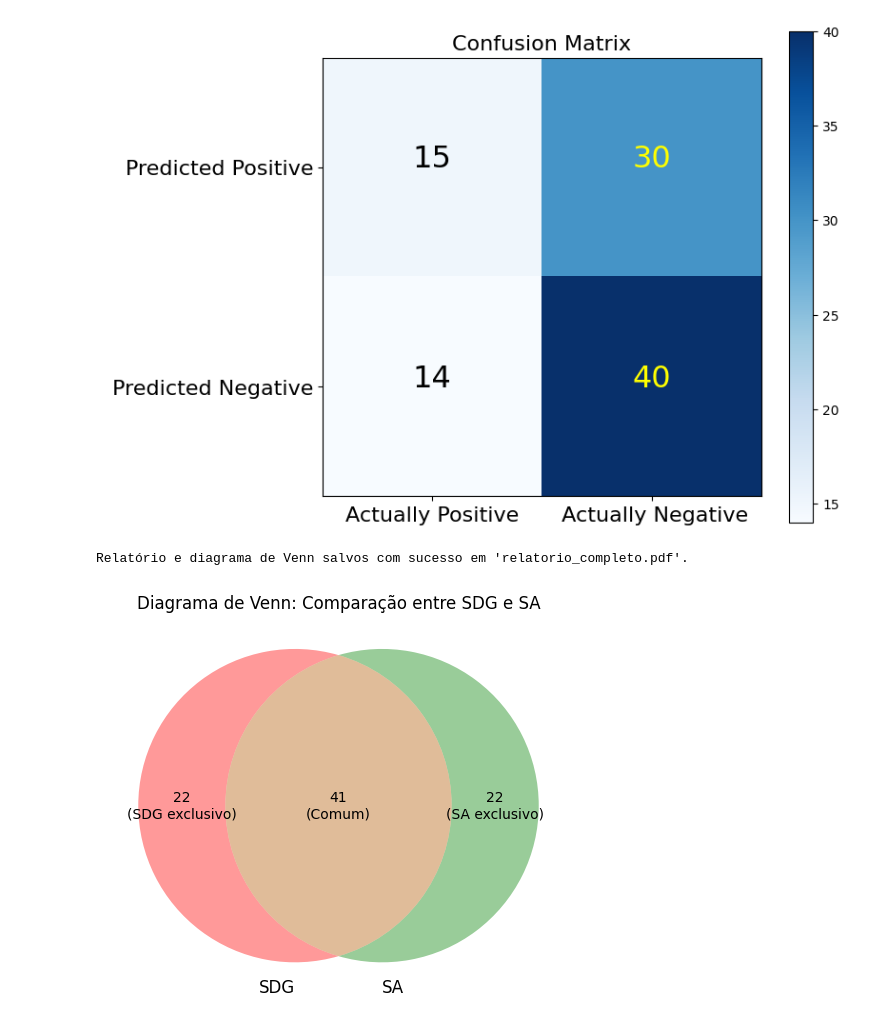
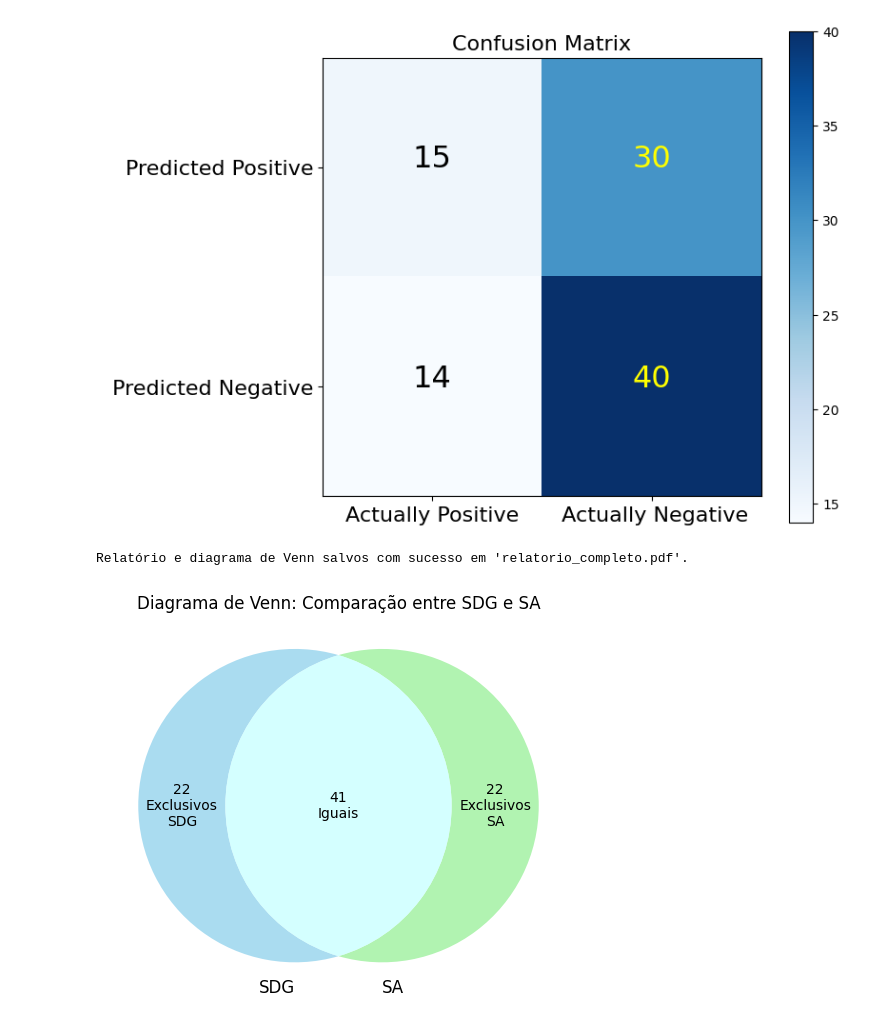
Before and after one commit to galilasmb/joana_generating_results, a Jupyter notebook: generating_results.ipynb, the cells around one changed output. Cells and saved outputs as stored; diff of their text form; code cells hidden in the pictures.

```diff
--- a/generating_results.ipynb
+++ b/generating_results.ipynb
@@ -767,6 +767,8 @@ sa_exclusivos = {"TRUE POSITIVE": 0, "FALSE POSITIVE": 0, "TRUE NEGATIVE": 0, "F
 
 sdg_counts = {"TRUE POSITIVE": 0, "FALSE POSITIVE": 0, "TRUE NEGATIVE": 0, "FALSE NEGATIVE": 0}
 sa_counts = {"TRUE POSITIVE": 0, "FALSE POSITIVE": 0, "TRUE NEGATIVE": 0, "FALSE NEGATIVE": 0}
+
+equals_counts = {"TRUE POSITIVE": 0, "FALSE POSITIVE": 0, "TRUE NEGATIVE": 0, "FALSE NEGATIVE": 0}
 
 for _, row in df1.iterrows():
     project = row["project"]
@@ -790,6 +792,9 @@ for _, row in df1.iterrows():
                 sdg_exclusivos[result_sdg] += 1
             if result_sa in sa_exclusivos:
                 sa_exclusivos[result_sa] += 1
+        else:
+            equals_counts[result_sdg] += 1
+
 
 result_df = pd.DataFrame(resultados, columns=["project", "merge commit", "class", "method", "result_sdg", "result_sa", "is_equal"])
 
@@ -824,11 +829,13 @@ sa_set = set(sa_counts.keys())
 
 venn_file = "output/venn_diagram.png"
 plt.figure(figsize=(6, 6))
-venn = venn2(subsets=(diferentes, diferentes, iguais), set_labels=("SDG", "SA"))
+#venn = venn2(subsets=(diferentes, diferentes, iguais), set_labels=("SDG", "SA"))
+venn = venn2(subsets=(diferentes, diferentes, iguais), set_labels=("SDG", "SA"),
+             set_colors=('skyblue', 'lightgreen'), alpha=0.7)
 
-venn.get_label_by_id("10").set_text(f"{diferentes}\n(SDG exclusivo)")
-venn.get_label_by_id("01").set_text(f"{diferentes}\n(SA exclusivo)")
-venn.get_label_by_id("11").set_text(f"{iguais}\n(Comum)")
+venn.get_label_by_id("10").set_text(f"{diferentes}\nExclusivos\nSDG")
+venn.get_label_by_id("01").set_text(f"{diferentes}\nExclusivos\nSA")
+venn.get_label_by_id("11").set_text(f"{iguais}\nIguais")
 
 plt.title("Diagrama de Venn: Comparação entre SDG e SA")
 plt.savefig(venn_file)
@@ -837,19 +844,17 @@ pdf = FPDF()
 pdf.add_page()
 pdf.set_font("Arial", size=12)
 
-pdf.cell(200, 10, txt="Relatório de Comparação entre SDG e SA", ln=True, align="C")
+pdf.cell(200, 10, txt=f"Comparação entre SDG e SA ({len(result_df)} units)", ln=True, align="C")
 pdf.ln(10)
-
-pdf.cell(200, 10, txt=f"Contagens de Resultados ({len(result_df)} units)", ln=True)
-pdf.ln(5)
 pdf.set_font("Arial", size=10)
 
 pdf.set_font("Arial", 'B', 10)
 pdf.cell(35, 10, "Resultado", border=1, align="C")
-pdf.cell(35, 10, "Contagem (SDG)", border=1, align="C")
-pdf.cell(35, 10, "Contagem (SA)", border=1, align="C")
-pdf.cell(35, 10, "Exclusivos no SDG", border=1, align="C")
-pdf.cell(35, 10, "Exclusivos no SA", border=1, align="C")
+pdf.cell(35, 10, "Total SDG", border=1, align="C")
+pdf.cell(35, 10, "Total SA", border=1, align="C")
+pdf.cell(35, 10, "Exclusivos SDG", border=1, align="C")
+pdf.cell(35, 10, "Exclusivos SA", border=1, align="C")
+pdf.cell(20, 10, "Iguais", border=1, align="C")
 pdf.ln()
 
 pdf.set_font("Arial", size=10)
@@ -863,33 +868,34 @@ for metric in all_metrics:
     pdf.cell(35, 10, str(sdg_counts.get(metric, 0)), border=1, align="C")
 
     pdf.cell(35, 10, str(sa_counts.get(metric, 0)), border=1, align="C")
 
     pdf.cell(35, 10, str(sdg_exclusivos.get(metric, 0)), border=1, align="C")
 
     pdf.cell(35, 10, str(sa_exclusivos.get(metric, 0)), border=1, align="C")
 
+    pdf.cell(20, 10, str(equals_counts.get(metric, 0)), border=1, align="C")
     pdf.ln()
 
 pdf.ln(5)
 pdf.set_font("Arial", 'B', 10)
 pdf.cell(40, 10, "Métrica", border=1, align="C")
-pdf.cell(40, 10, "Resultado (SDG)", border=1, align="C")
-pdf.cell(40, 10, "Resultado (SA)", border=1, align="C")
+pdf.cell(40, 10, "SDG", border=1, align="C")
+pdf.cell(40, 10, "SA", border=1, align="C")
 pdf.ln()
 for chave in metricas_sdg.keys():
     pdf.set_font("Arial", 'B', 10)
     pdf.cell(40, 10, chave, border=1, align="C")
 
     pdf.set_font("Arial", size=10)
     pdf.cell(40, 10, str(metricas_sdg[chave]), border=1, align="C")
     pdf.cell(40, 10, str(metricas_sa[chave]), border=1, align="C")
     pdf.ln()
 
 pdf.image(venn_file, x=10, y=pdf.get_y(), w=150)
 
 pdf.output("output/relatorio_completo.pdf")
 
 print("Relatório e diagrama de Venn salvos com sucesso em 'relatorio_completo.pdf'.")
 # %% [output]
 Relatório e diagrama de Venn salvos com sucesso em 'relatorio_completo.pdf'.
-[figure, old version]
+[figure, new version]
```
Also changed, not shown: parts of 1 cell of this notebook, 5 other files.
